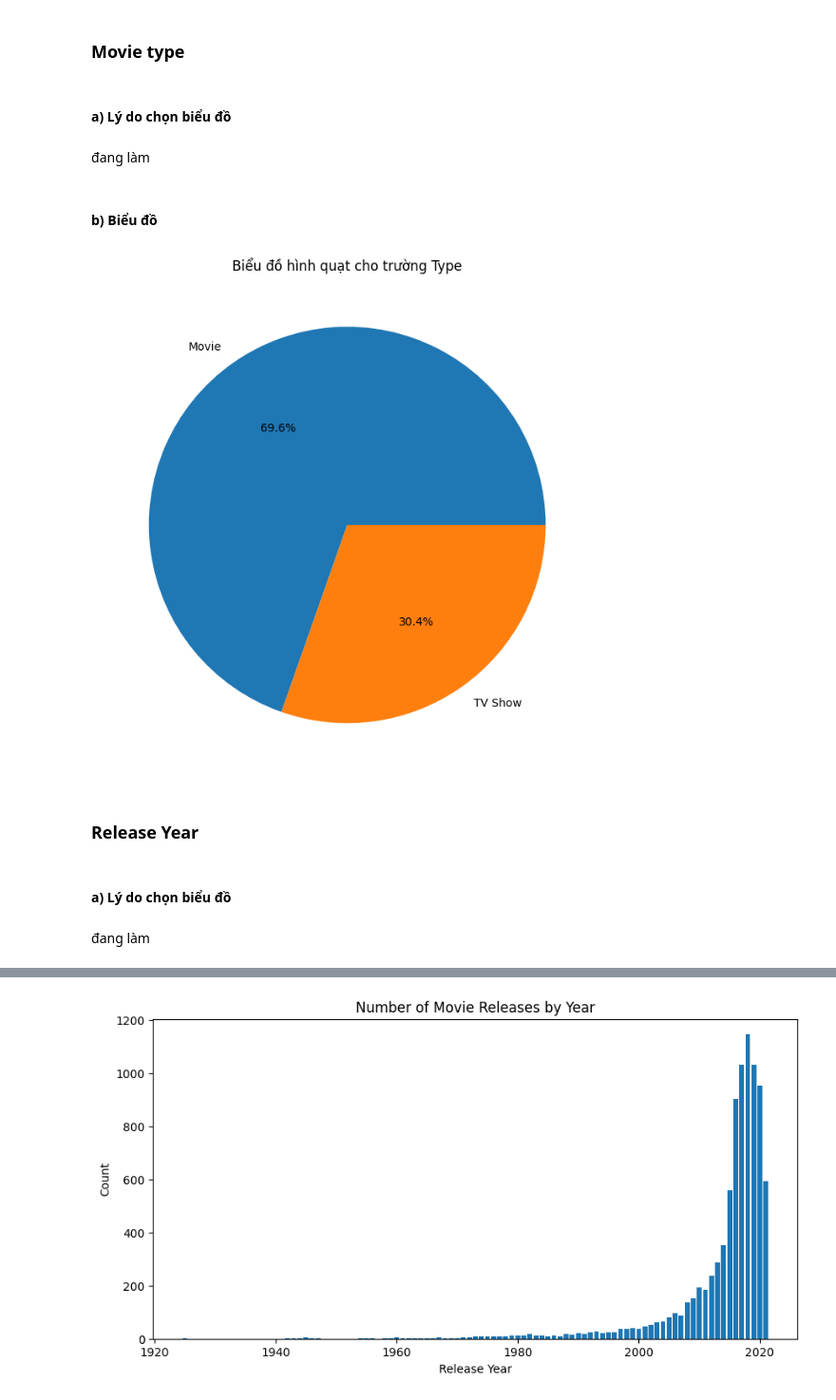
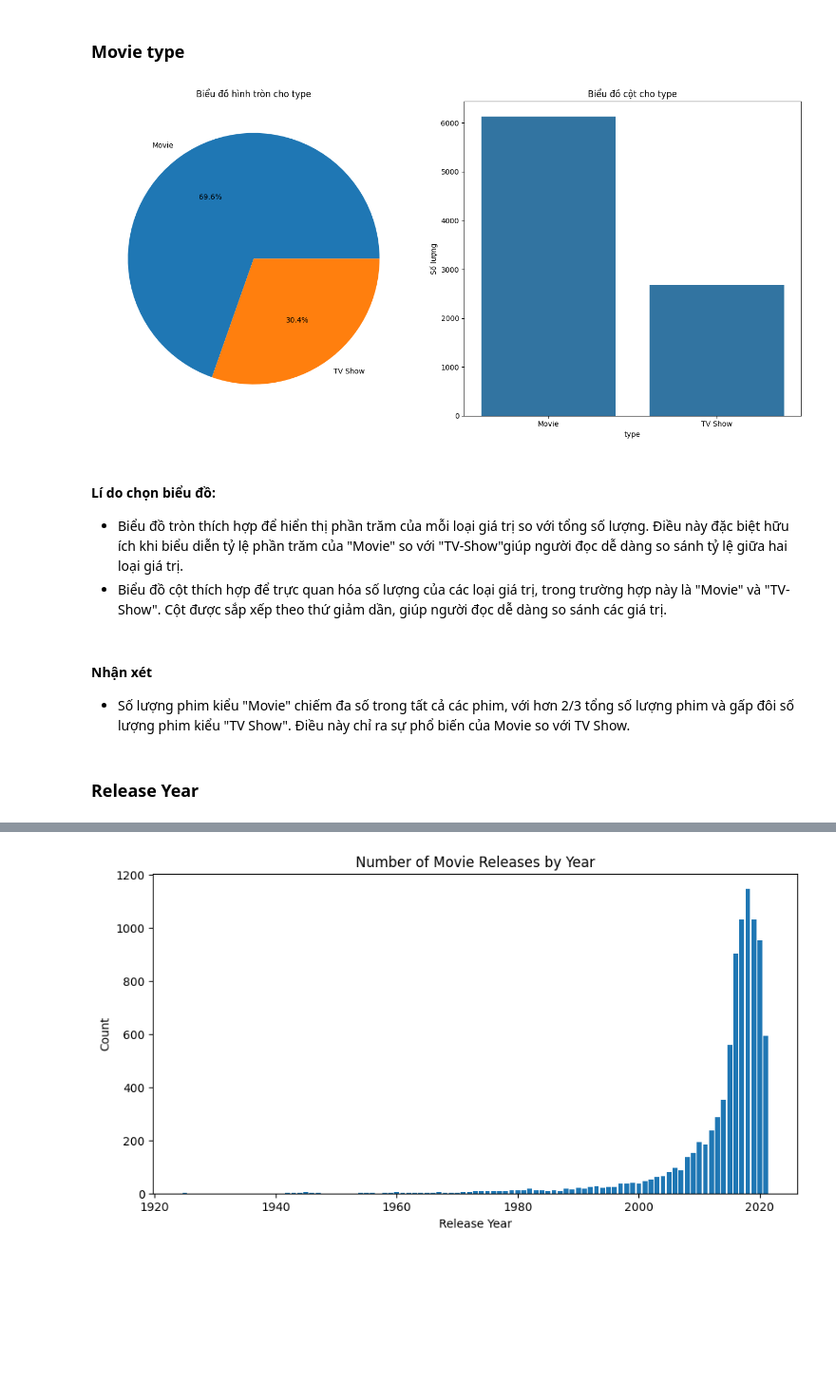
Before and after one commit to nhttrn84/Data_Visualization, a Jupyter notebook: relationship.ipynb, the cells around one changed output, grey strips where cells are left out. Shown at 95% size. Cells and saved outputs as stored; diff of their text form; code cells hidden in the pictures; blank space fills up the shorter version.

Commit message:
type, release year (100%)

```diff
--- a/relationship.ipynb
+++ b/relationship.ipynb
@@ -255,26 +255,33 @@ Total unique value:  8775
 # C. Khám phá mối quan hệ trong dữ liệu
 # %% [markdown]
 ### Movie type
-# %% [markdown]
-#### a) Lý do chọn biểu đồ
-# %% [markdown]
-đang làm
-# %% [markdown]
-#### b) Biểu đồ
-# %%
-# Tính toán số lượng mỗi loại
-type_counts = df['type'].value_counts()
-
-# Vẽ biểu đồ hình quạt
-plt.figure(figsize=(10, 8))
-plt.pie(type_counts, labels=type_counts.index, autopct='%1.1f%%')
-plt.title('Biểu đồ hình quạt cho trường Type')
-plt.show()
-# %% [output]
-[figure, removed]
+# %%
+import matplotlib.pyplot as plt
+import seaborn as sns
+
+# Create a figure with 2 subplots (1 row, 2 columns)
+fig, axes = plt.subplots(1, 2, figsize=(14, 7))
+
+# Pie chart
+type_counts = df['type'].value_counts()
+axes[0].pie(type_counts, labels=type_counts.index, autopct='%1.1f%%')
+axes[0].set_title('Biểu đồ hình tròn cho type')
+
+# Column chart
+sns.countplot(x='type', data=df, ax=axes[1])
+axes[1].set_ylabel('Số lượng')
+axes[1].set_title('Biểu đồ cột cho type')
+
+plt.tight_layout()
+plt.show()
+# %% [output]
+[figure, added]
+# %% [markdown]
+#### Lí do chọn biểu đồ:
+- Biểu đồ tròn thích hợp để hiển thị phần trăm của mỗi loại giá trị so với tổng số lượng. Điều này đặc biệt hữu ích khi biểu diễn tỷ lệ phần trăm của "Movie" so với "TV-Show"giúp người đọc dễ dàng so sánh tỷ lệ giữa hai loại giá trị.
+- Biểu đồ cột thích hợp để trực quan hóa số lượng của các loại giá trị, trong trường hợp này là "Movie" và "TV-Show". Cột được sắp xếp theo thứ giảm dần, giúp người đọc dễ dàng so sánh các giá trị.
+# %% [markdown]
+#### Nhận xét
+*   Số lượng phim kiểu "Movie" chiếm đa số trong tất cả các phim, với hơn 2/3 tổng số lượng phim và gấp đôi số lượng phim kiểu "TV Show". Điều này chỉ ra sự phổ biến của Movie so với TV Show.
 # %% [markdown]
 ### Release Year
-# %% [markdown]
-#### a) Lý do chọn biểu đồ
-# %% [markdown]
-đang làm
```
Also changed, not shown: parts of 5 cells of this notebook.
